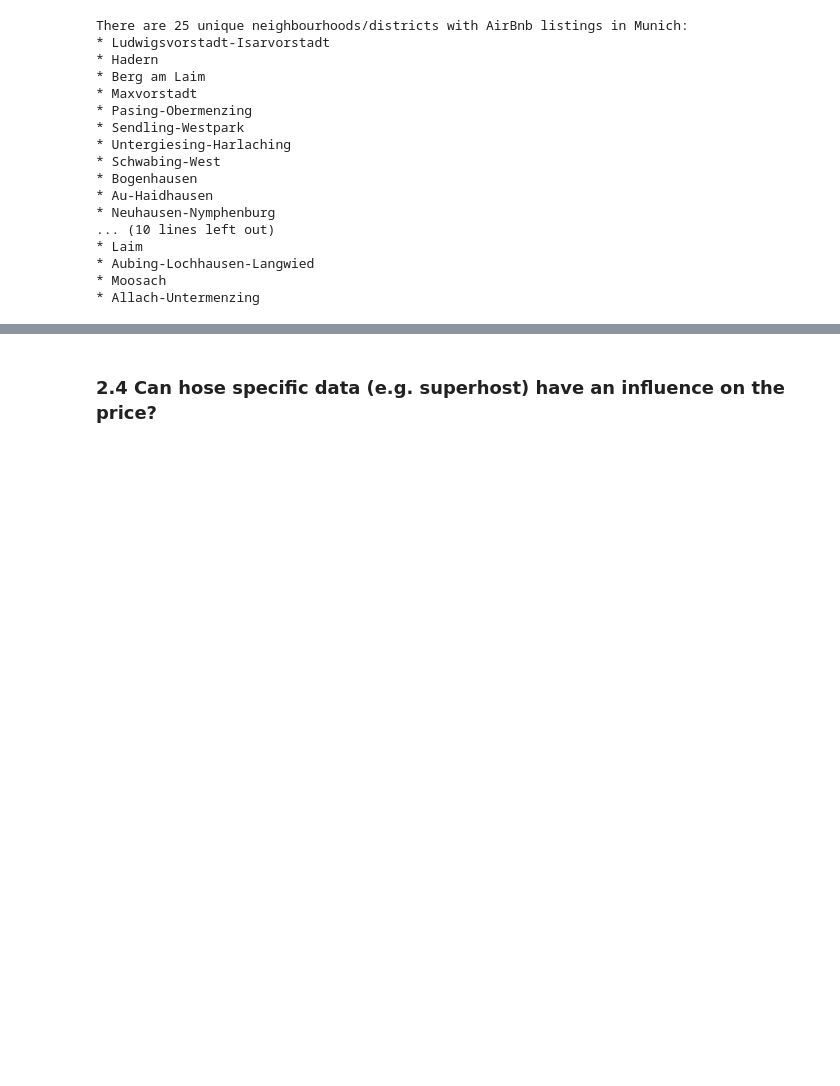
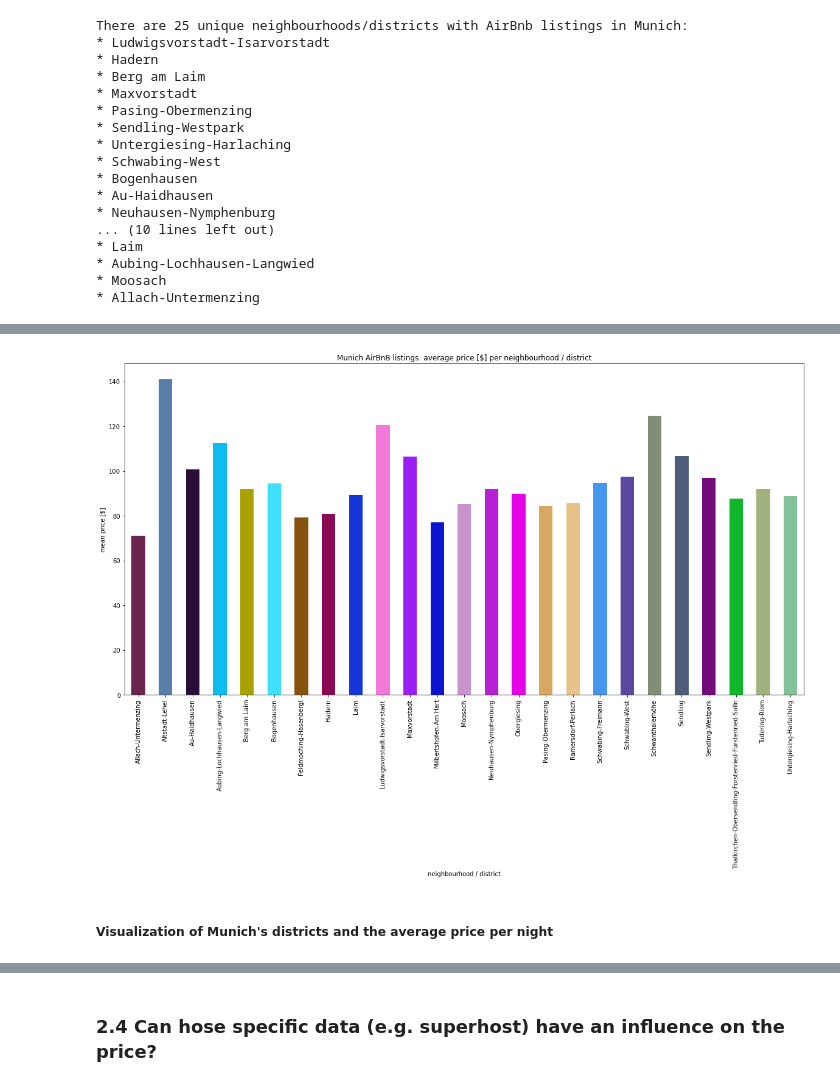
Before and after one commit to lethiess/AirBnB, a Jupyter notebook: AirBnb.ipynb, the cells around one changed output, grey strips where cells are left out. Saved outputs shown, nothing was run; the diff lists cells and outputs as text; code cells hidden in the pictures; blank space fills up the shorter version.

```diff
--- a/AirBnb.ipynb
+++ b/AirBnb.ipynb
@@ -433,0 +322,11 @@ plt.ylabel("mean price in $");
+# %%
+price_vals = munich_listings.groupby("neighbourhood").mean()["price"].sort_index()
+# bar chart: mean price of AirBnB listings in Munich's districts
+(price_vals).plot(kind = "bar", figsize = (20,10), color = colors_neighbourhood);
+plt.title("Munich AirBnB listings: average price [$] per neighbourhood / district");
+plt.ylabel("mean price [$]");
+plt.xlabel("neighbourhood / district");
+# %% [output]
+[figure, added]
+# %% [markdown]
+##### Visualization of Munich's districts and the average price per night
```
Also changed, not shown: parts of 69 cells of this notebook.
